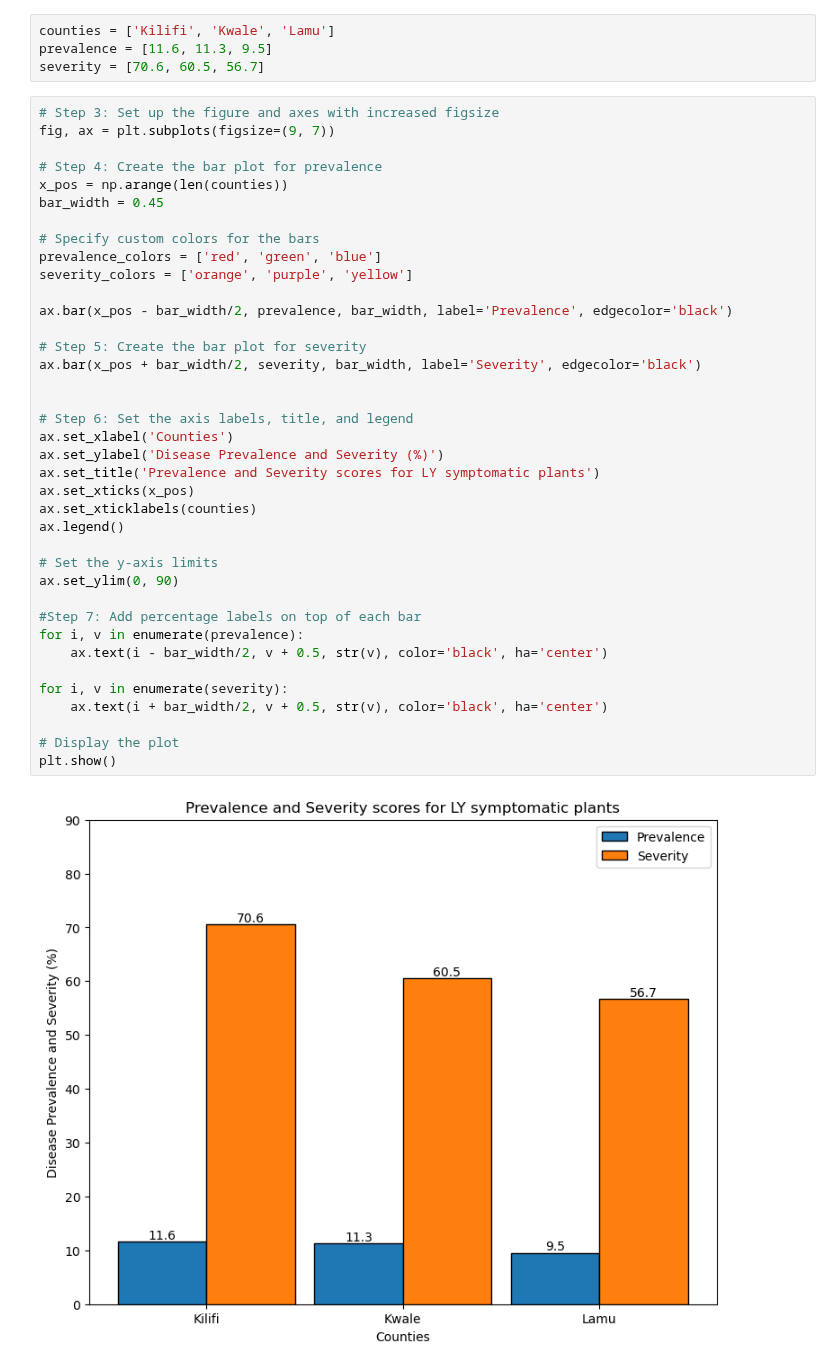
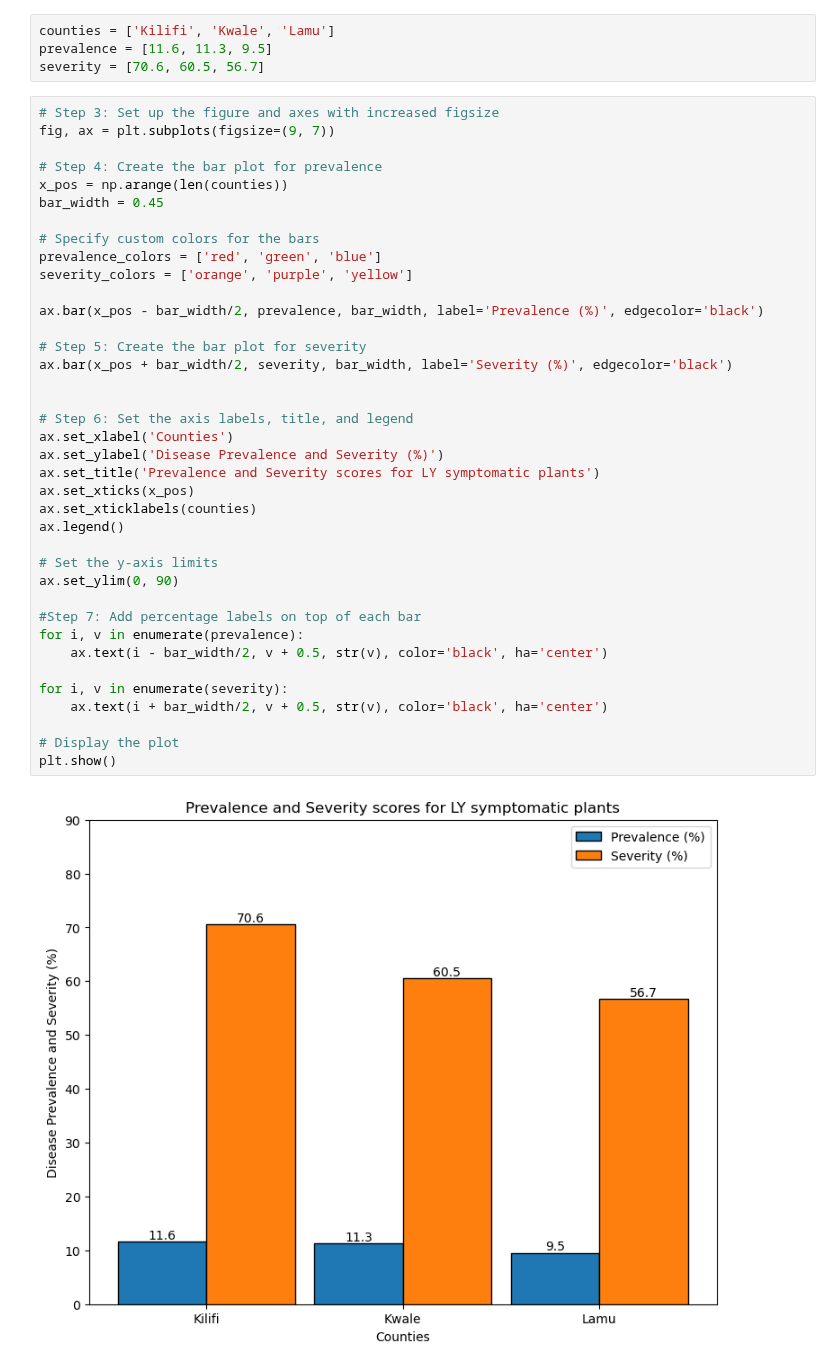
Before and after one commit to Fatma366/JNotebooks, a Jupyter notebook: Bar charts in jupyter.ipynb, the cells around one changed output. Saved outputs shown, nothing was run; the diff lists cells and outputs as text.

```diff
--- a/Bar charts in jupyter.ipynb
+++ b/Bar charts in jupyter.ipynb
@@ -15,33 +15,33 @@ bar_width = 0.45
 
 # Specify custom colors for the bars
 prevalence_colors = ['red', 'green', 'blue']
 severity_colors = ['orange', 'purple', 'yellow']
 
-ax.bar(x_pos - bar_width/2, prevalence, bar_width, label='Prevalence', edgecolor='black')
+ax.bar(x_pos - bar_width/2, prevalence, bar_width, label='Prevalence (%)', edgecolor='black')
 
 # Step 5: Create the bar plot for severity
-ax.bar(x_pos + bar_width/2, severity, bar_width, label='Severity', edgecolor='black')
+ax.bar(x_pos + bar_width/2, severity, bar_width, label='Severity (%)', edgecolor='black')
 
 
 # Step 6: Set the axis labels, title, and legend
 ax.set_xlabel('Counties')
 ax.set_ylabel('Disease Prevalence and Severity (%)')
 ax.set_title('Prevalence and Severity scores for LY symptomatic plants')
 ax.set_xticks(x_pos)
 ax.set_xticklabels(counties)
 ax.legend()
 
 # Set the y-axis limits
 ax.set_ylim(0, 90)
 
 #Step 7: Add percentage labels on top of each bar
 for i, v in enumerate(prevalence):
     ax.text(i - bar_width/2, v + 0.5, str(v), color='black', ha='center')
 
 for i, v in enumerate(severity):
     ax.text(i + bar_width/2, v + 0.5, str(v), color='black', ha='center')
 
 # Display the plot
 plt.show()
 # %% [output]
-[figure, old version]
+[figure, new version]
```
